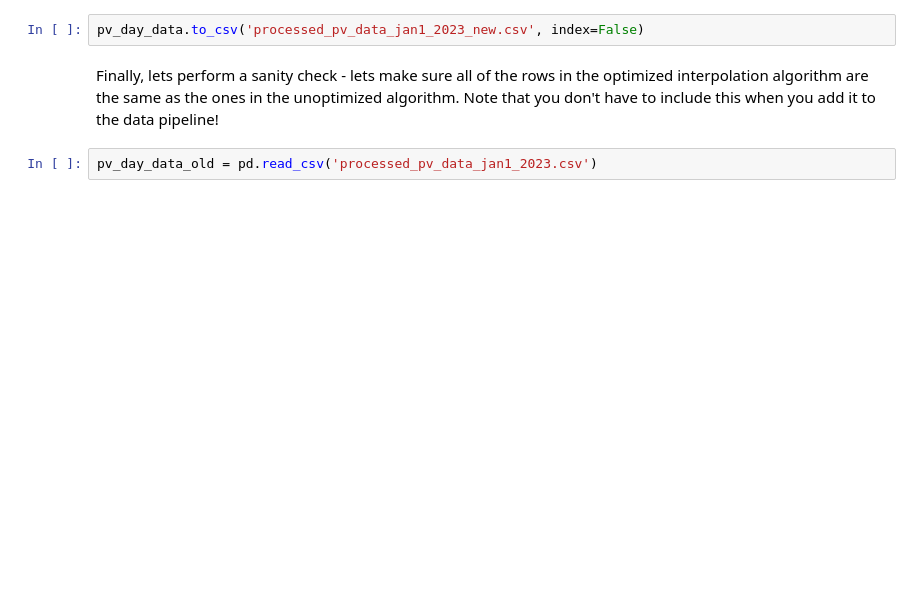
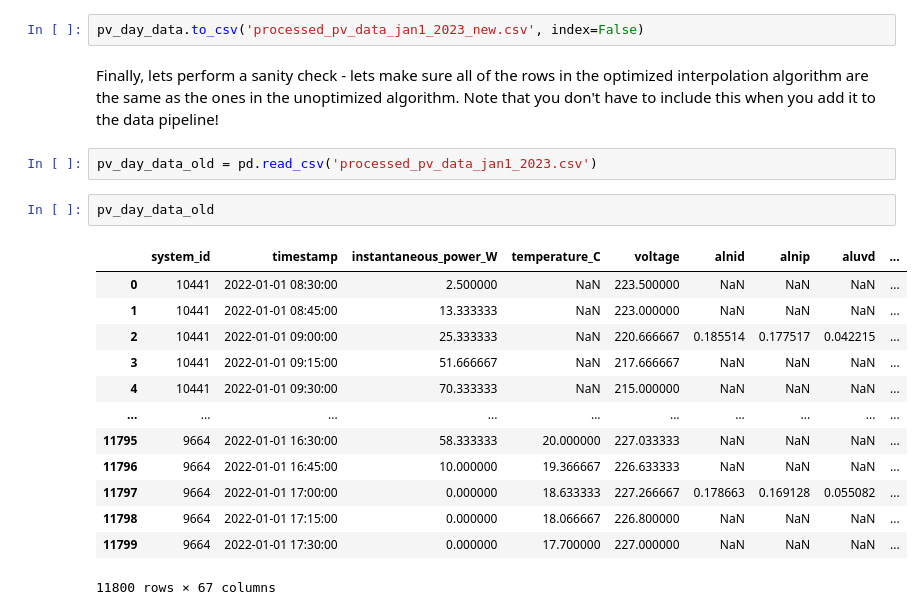
Before and after one commit to WAT-ai/open-climate-fix-project, a Jupyter notebook: datapipeline/map_station_to_latlon.ipynb, the cells around one changed output. Saved outputs shown, nothing was run; the diff lists cells and outputs as text; blank space fills up the shorter version.

```diff
--- a/datapipeline/map_station_to_latlon.ipynb
+++ b/datapipeline/map_station_to_latlon.ipynb
@@ -250,6 +250,22 @@ pv_day_data.to_csv('processed_pv_data_jan1_2023_new.csv', index=False)
 Finally, lets perform a sanity check - lets make sure all of the rows in the optimized interpolation algorithm are the same as the ones in the unoptimized algorithm. Note that you don't have to include this when you add it to the data pipeline!
 # %%
 pv_day_data_old = pd.read_csv('processed_pv_data_jan1_2023.csv')
+# %%
+pv_day_data_old
+# %% [output]
+|  | system_id | timestamp | instantaneous_power_W | temperature_C | voltage | alnid | alnip | aluvd | ... |
+| 0 | 10441 | 2022-01-01 08:30:00 | 2.500000 | NaN | 223.500000 | NaN | NaN | NaN | ... |
+| 1 | 10441 | 2022-01-01 08:45:00 | 13.333333 | NaN | 223.000000 | NaN | NaN | NaN | ... |
+| 2 | 10441 | 2022-01-01 09:00:00 | 25.333333 | NaN | 220.666667 | 0.185514 | 0.177517 | 0.042215 | ... |
+| 3 | 10441 | 2022-01-01 09:15:00 | 51.666667 | NaN | 217.666667 | NaN | NaN | NaN | ... |
+| 4 | 10441 | 2022-01-01 09:30:00 | 70.333333 | NaN | 215.000000 | NaN | NaN | NaN | ... |
+| ... | ... | ... | ... | ... | ... | ... | ... | ... | ... |
+| 11795 | 9664 | 2022-01-01 16:30:00 | 58.333333 | 20.000000 | 227.033333 | NaN | NaN | NaN | ... |
+| 11796 | 9664 | 2022-01-01 16:45:00 | 10.000000 | 19.366667 | 226.633333 | NaN | NaN | NaN | ... |
+| 11797 | 9664 | 2022-01-01 17:00:00 | 0.000000 | 18.633333 | 227.266667 | 0.178663 | 0.169128 | 0.055082 | ... |
+| 11798 | 9664 | 2022-01-01 17:15:00 | 0.000000 | 18.066667 | 226.800000 | NaN | NaN | NaN | ... |
+| 11799 | 9664 | 2022-01-01 17:30:00 | 0.000000 | 17.700000 | 227.000000 | NaN | NaN | NaN | ... |
+11800 rows × 67 columns
 # %%
 pv_day_data[:50]
 # %% [output]
```
Also changed, not shown: parts of 10 cells of this notebook, 2 other files.
